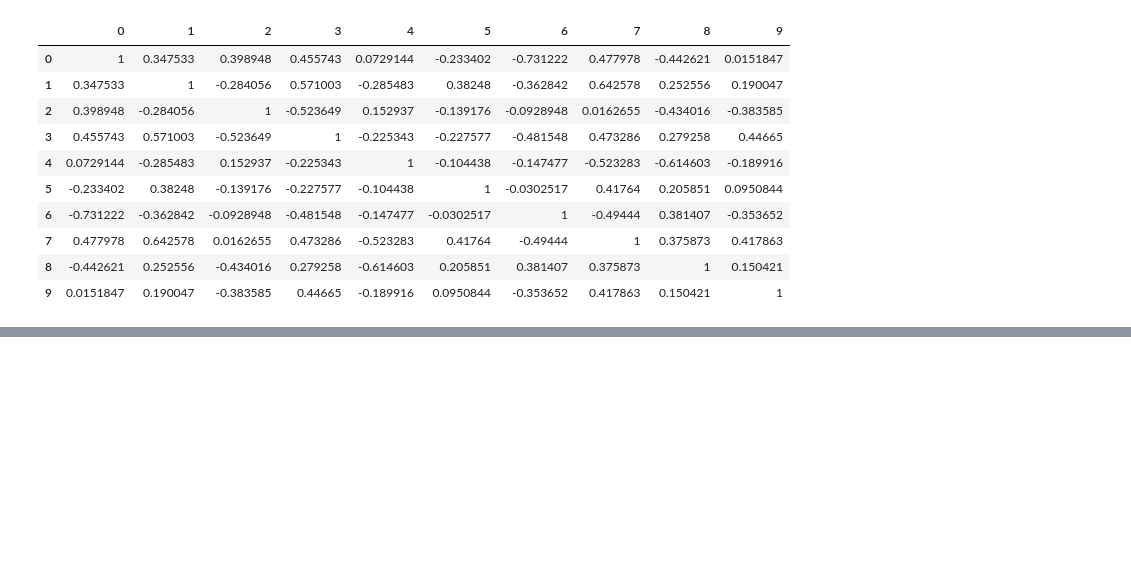
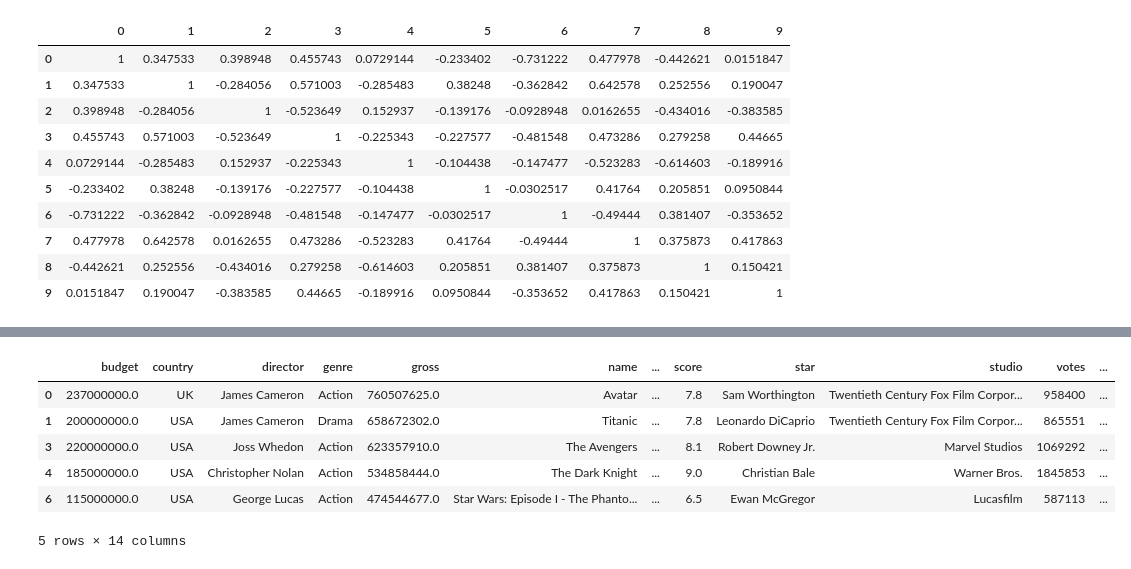
Before and after one commit to sirkells/ML-Projects, a Jupyter notebook: film/BoxOffice.ipynb, the cells around one changed output, grey strips where cells are left out. Cells and saved outputs as stored; diff of their text form; code cells hidden in the pictures; blank space fills up the shorter version.

```diff
--- a/film/BoxOffice.ipynb
+++ b/film/BoxOffice.ipynb
@@ -187 +186,11 @@ sns.heatmap(corr, mask=np.zeros_like(corr, dtype=np.bool), cmap=sns.diverging_pa
 [drawing not drawn]
+# %%
+df14.head()
+# %% [output]
+|  | budget | country | director | genre | gross | name | ... | score | star | studio | votes | ... |
+| 0 | 237000000.0 | UK | James Cameron | Action | 760507625.0 | Avatar | ... | 7.8 | Sam Worthington | Twentieth Century Fox Film Corpor... | 958400 | ... |
+| 1 | 200000000.0 | USA | James Cameron | Drama | 658672302.0 | Titanic | ... | 7.8 | Leonardo DiCaprio | Twentieth Century Fox Film Corpor... | 865551 | ... |
+| 3 | 220000000.0 | USA | Joss Whedon | Action | 623357910.0 | The Avengers | ... | 8.1 | Robert Downey Jr. | Marvel Studios | 1069292 | ... |
+| 4 | 185000000.0 | USA | Christopher Nolan | Action | 534858444.0 | The Dark Knight | ... | 9.0 | Christian Bale | Warner Bros. | 1845853 | ... |
+| 6 | 115000000.0 | USA | George Lucas | Action | 474544677.0 | Star Wars: Episode I - The Phanto... | ... | 6.5 | Ewan McGregor | Lucasfilm | 587113 | ... |
+5 rows × 14 columns
```
Also changed, not shown: parts of 9 cells of this notebook, 7 other files.
